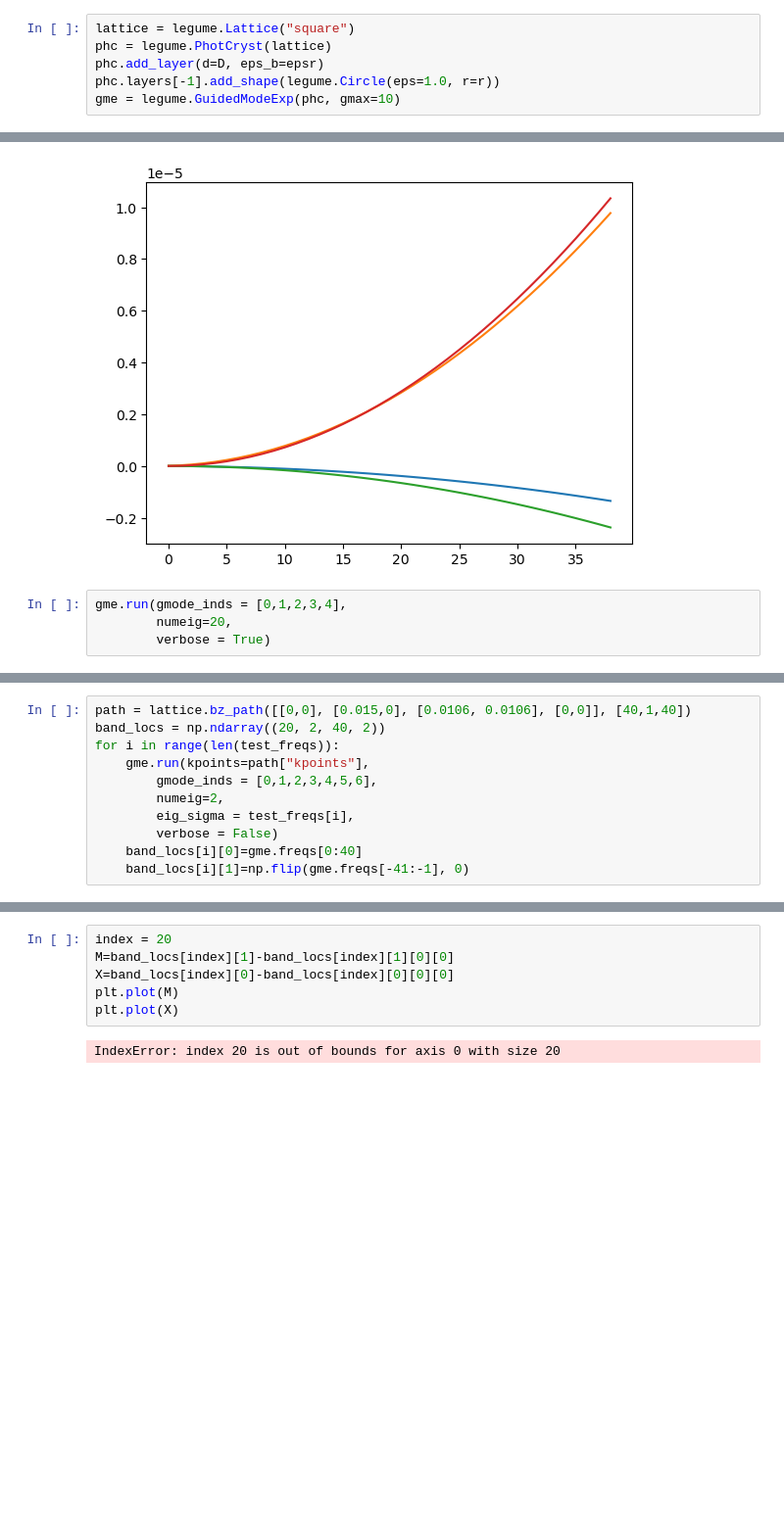
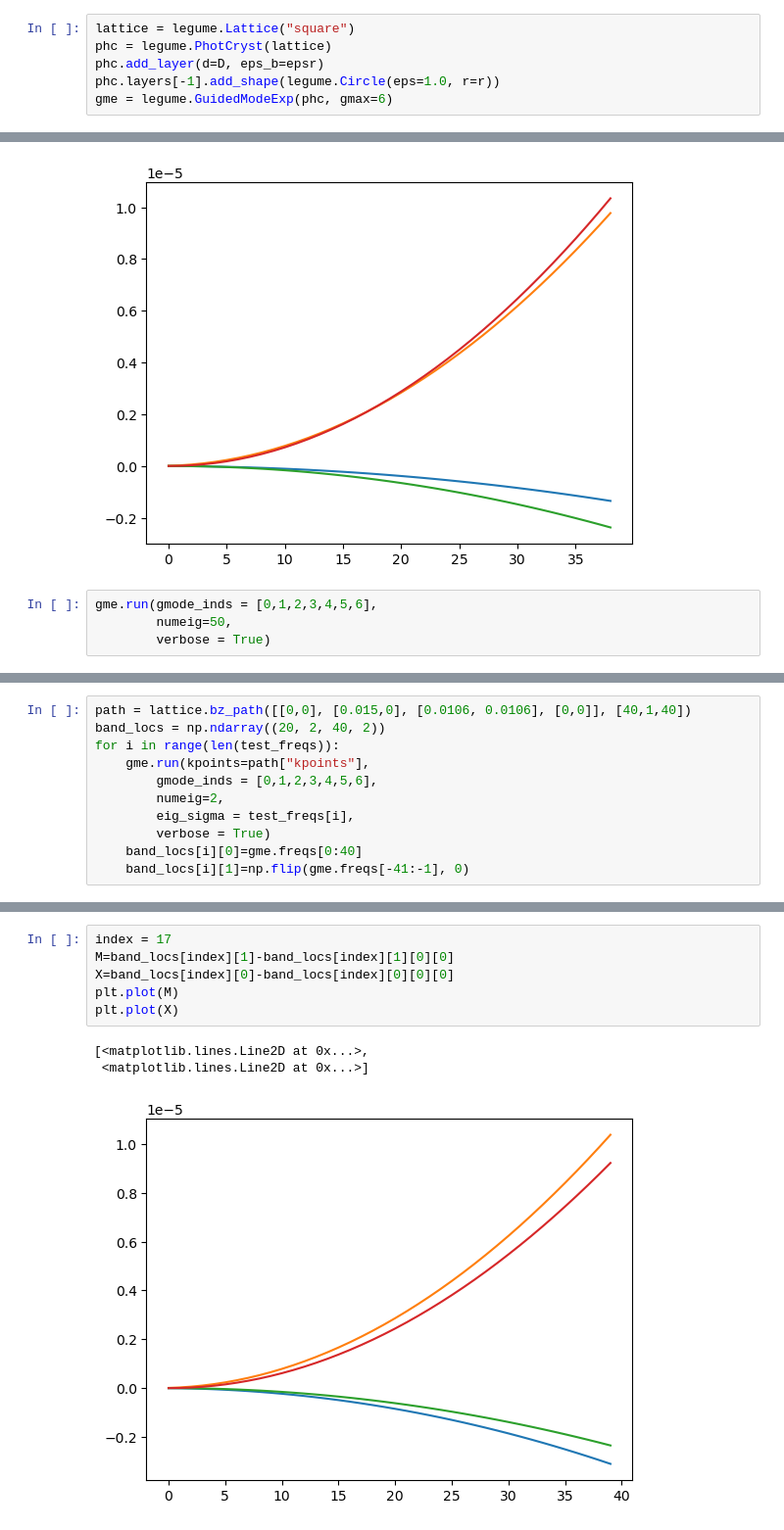
Before and after one commit to jgezelter/ImgDiff, a Jupyter notebook: PBG/square-lattice-legume.ipynb, the cells around one changed output, grey strips where cells are left out. Shown at 98% size. Drawn from its saved outputs; the diff is of its cells as text; blank space fills up the shorter version.

```diff
--- a/PBG/square-lattice-legume.ipynb
+++ b/PBG/square-lattice-legume.ipynb
@@ -24,5 +24,5 @@ lattice = legume.Lattice("square")
 phc = legume.PhotCryst(lattice)
 phc.add_layer(d=D, eps_b=epsr)
 phc.layers[-1].add_shape(legume.Circle(eps=1.0, r=r))
-gme = legume.GuidedModeExp(phc, gmax=10)
+gme = legume.GuidedModeExp(phc, gmax=6)
 # %% [output]
@@ -84,7 +84,7 @@ plt.plot(X)
  <matplotlib.lines.Line2D at 0x...>]
 [figure]
 # %%
-gme.run(gmode_inds = [0,1,2,3,4],
-        numeig=20,
+gme.run(gmode_inds = [0,1,2,3,4,5,6],
+        numeig=50,
         verbose = True)
 # %% [output]
@@ -111,6 +119,6 @@ for i in range(len(test_freqs)):
         gmode_inds = [0,1,2,3,4,5,6],
         numeig=2,
         eig_sigma = test_freqs[i],
-        verbose = False)
+        verbose = True)
     band_locs[i][0]=gme.freqs[0:40]
     band_locs[i][1]=np.flip(gme.freqs[-41:-1], 0)
@@ -117,8 +143,10 @@ for i in range(len(test_freqs)):
 # %%
-index = 20
+index = 17
 M=band_locs[index][1]-band_locs[index][1][0][0]
 X=band_locs[index][0]-band_locs[index][0][0][0]
 plt.plot(M)
 plt.plot(X)
 # %% [output]
-IndexError: index 20 is out of bounds for axis 0 with size 20
+[<matplotlib.lines.Line2D at 0x...>,
+ <matplotlib.lines.Line2D at 0x...>]
+[figure, added]
```
Also changed, not shown: parts of 10 cells of this notebook, 3 other files.
